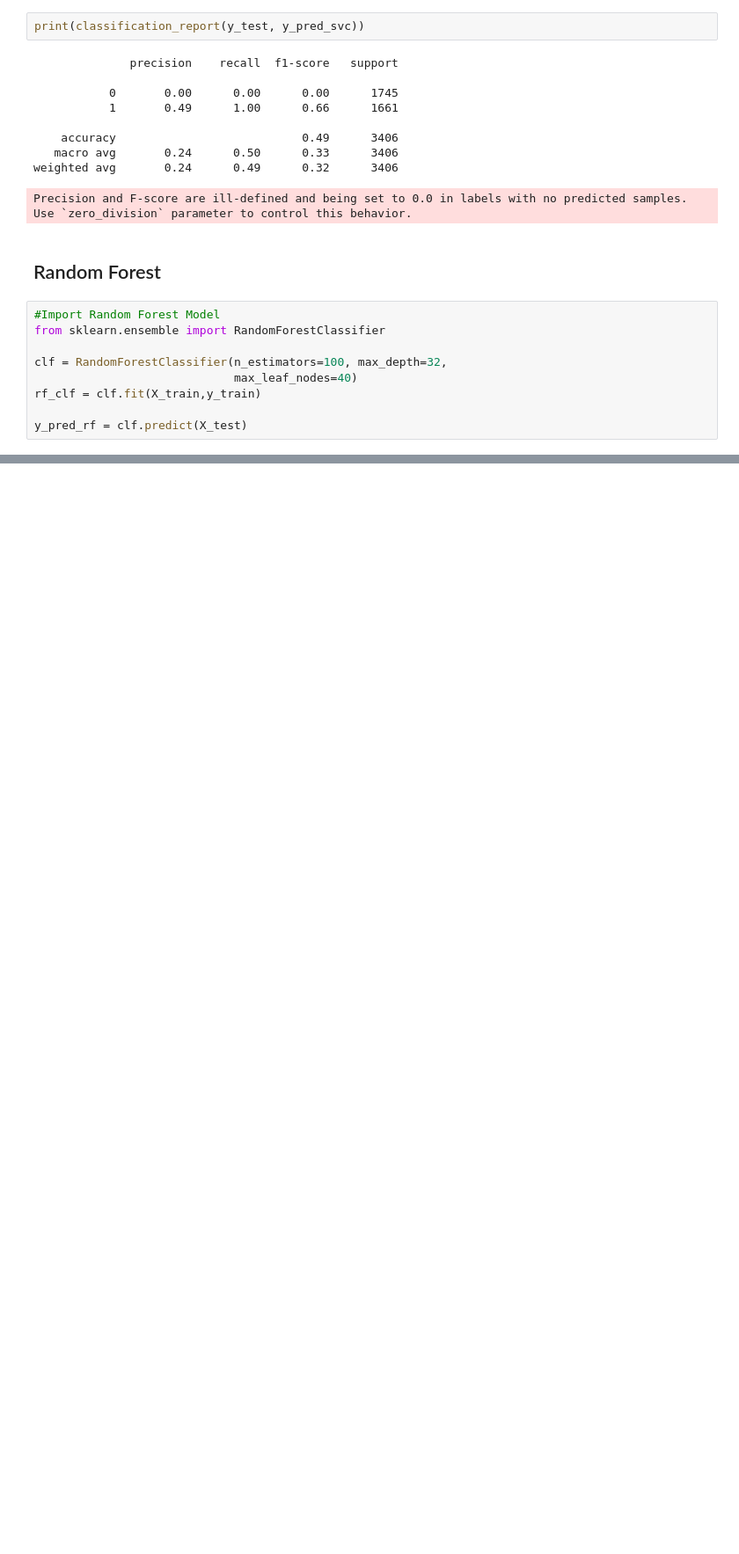
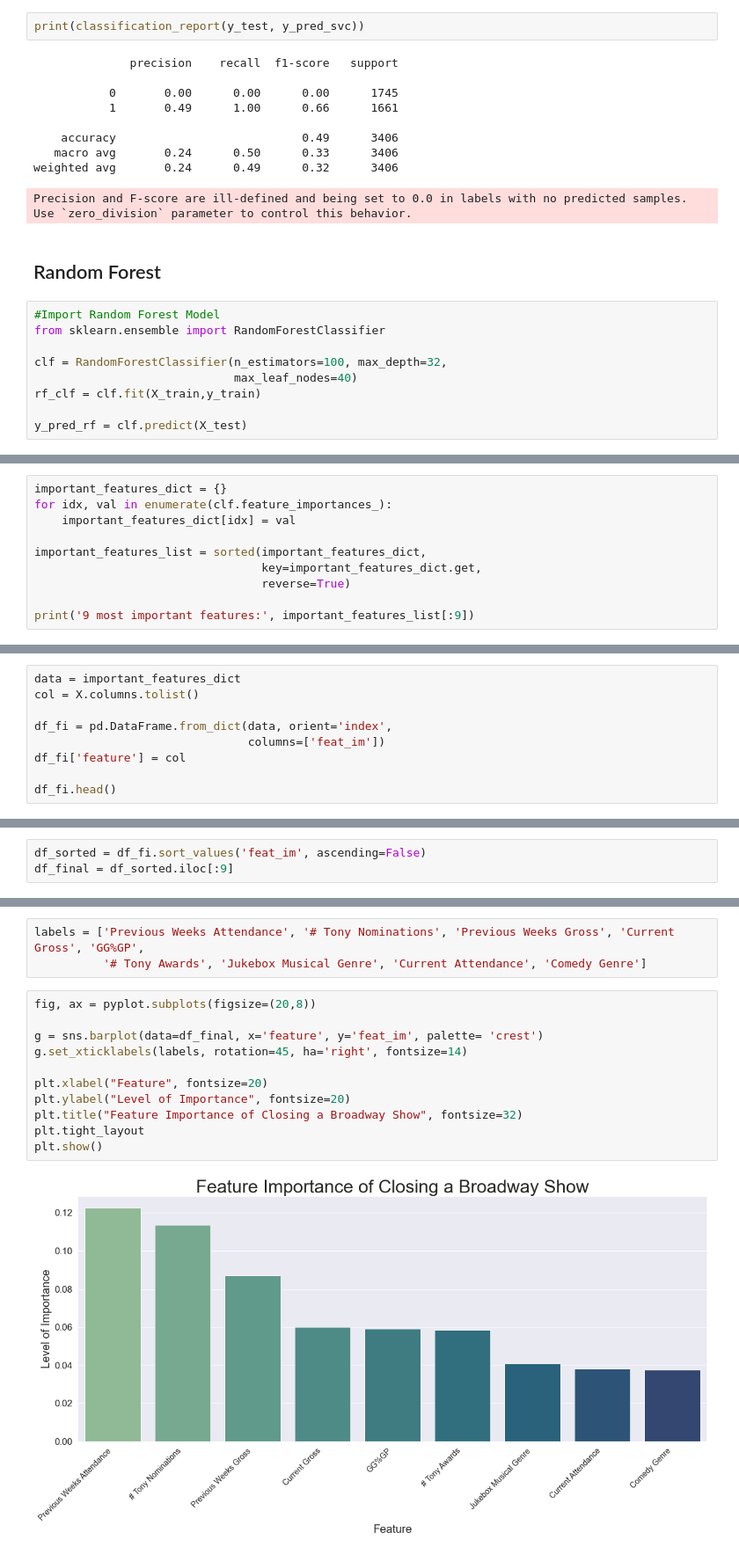
Before and after one commit to ozbunae/capstone, a Jupyter notebook: Baseline Modeling for Broadway Grosses.ipynb, the cells around one changed output, grey strips where cells are left out. Shown at 88% size. Saved outputs shown, nothing was run; the diff lists cells and outputs as text; blank space fills up the shorter version.

```diff
--- a/Weekly Grosses.ipynb
+++ b/Baseline Modeling for Broadway Grosses.ipynb
@@ -506,0 +558,10 @@ plt.show()
+# %%
+important_features_dict = {}
+for idx, val in enumerate(clf.feature_importances_):
+    important_features_dict[idx] = val
+
+important_features_list = sorted(important_features_dict,
+                                 key=important_features_dict.get,
+                                 reverse=True)
+
+print('9 most important features:', important_features_list[:9])
@@ -506,0 +570,9 @@ plt.show()
+# %%
+data = important_features_dict
+col = X.columns.tolist()
+
+df_fi = pd.DataFrame.from_dict(data, orient='index',
+                               columns=['feat_im'])
+df_fi['feature'] = col
+
+df_fi.head()
@@ -506,0 +586,3 @@ plt.show()
+# %%
+df_sorted = df_fi.sort_values('feat_im', ascending=False)
+df_final = df_sorted.iloc[:9]
@@ -506,0 +602,16 @@ plt.show()
+# %%
+labels = ['Previous Weeks Attendance', '# Tony Nominations', 'Previous Weeks Gross', 'Current Gross', 'GG%GP',
+          '# Tony Awards', 'Jukebox Musical Genre', 'Current Attendance', 'Comedy Genre']
+# %%
+fig, ax = pyplot.subplots(figsize=(20,8))
+
+g = sns.barplot(data=df_final, x='feature', y='feat_im', palette= 'crest')
+g.set_xticklabels(labels, rotation=45, ha='right', fontsize=14)
+
+plt.xlabel("Feature", fontsize=20)
+plt.ylabel("Level of Importance", fontsize=20)
+plt.title("Feature Importance of Closing a Broadway Show", fontsize=32)
+plt.tight_layout
+plt.show()
+# %% [output]
+[figure, added]
```
Also changed, not shown: parts of 24 cells of this notebook, 3 other files.
